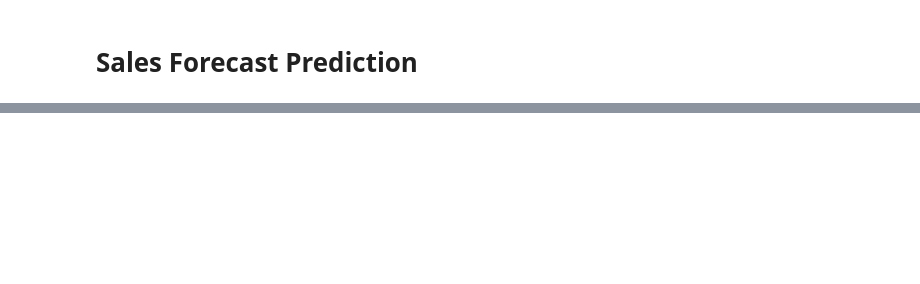
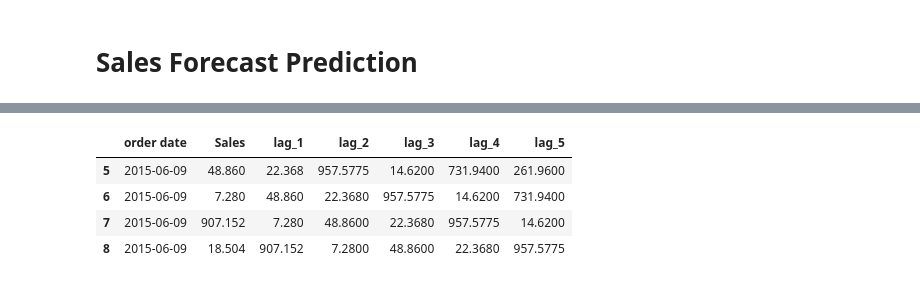
Before and after one commit to Praruj/Machine_learning_portfolio, a Jupyter notebook: Small_projects/Sales_forecast.ipynb, the cells around one changed output, grey strips where cells are left out. Saved outputs shown, nothing was run; the diff lists cells and outputs as text; code cells hidden in the pictures; blank space fills up the shorter version.

```diff
--- a/Small_projects/Sales_forecast.ipynb
+++ b/Small_projects/Sales_forecast.ipynb
@@ -23,0 +50,22 @@ df["order date"]=pd.to_datetime(df["Order Date"],format="%d/%m/%Y")
+# %%
+# Feature Engineering
+
+
+def lagged_features(data,lag=1):
+    lagged_data=data.copy()
+    for i in range(1,lag+1):
+        lagged_data[f"lag_{i}"]=lagged_data["Sales"].shift(i)
+    return lagged_data
+
+lag=5
+sales_with_lags=lagged_features(df[["order date","Sales"]],lag)
+sales_with_lags=sales_with_lags.dropna()
+sales_with_lags.head(n=4)
+
+#This code adds columns that show sales from the previous 5 time periods, so patterns over time can be learned (especially for forecasting).
+# %% [output]
+|  | order date | Sales | lag_1 | lag_2 | lag_3 | lag_4 | lag_5 |
+| 5 | 2015-06-09 | 48.860 | 22.368 | 957.5775 | 14.6200 | 731.9400 | 261.9600 |
+| 6 | 2015-06-09 | 7.280 | 48.860 | 22.3680 | 957.5775 | 14.6200 | 731.9400 |
+| 7 | 2015-06-09 | 907.152 | 7.280 | 48.8600 | 22.3680 | 957.5775 | 14.6200 |
+| 8 | 2015-06-09 | 18.504 | 907.152 | 7.2800 | 48.8600 | 22.3680 | 957.5775 |
```
Also changed, not shown: parts of 8 cells of this notebook.
